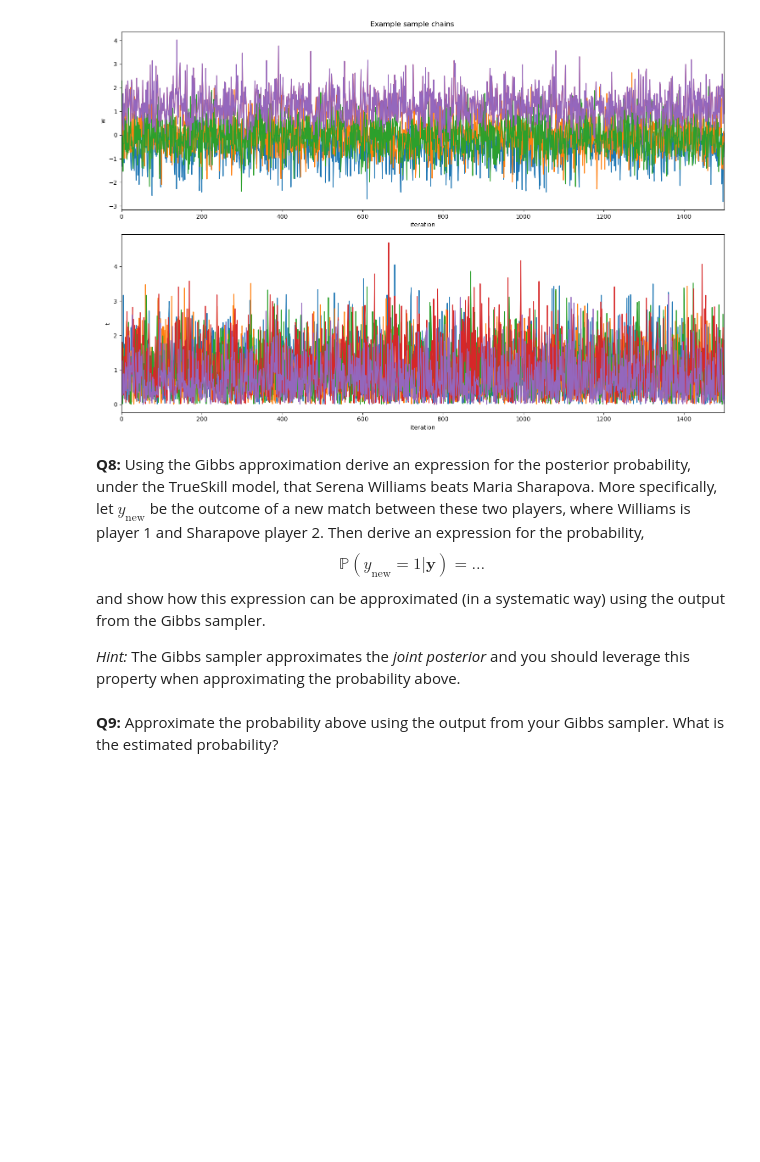
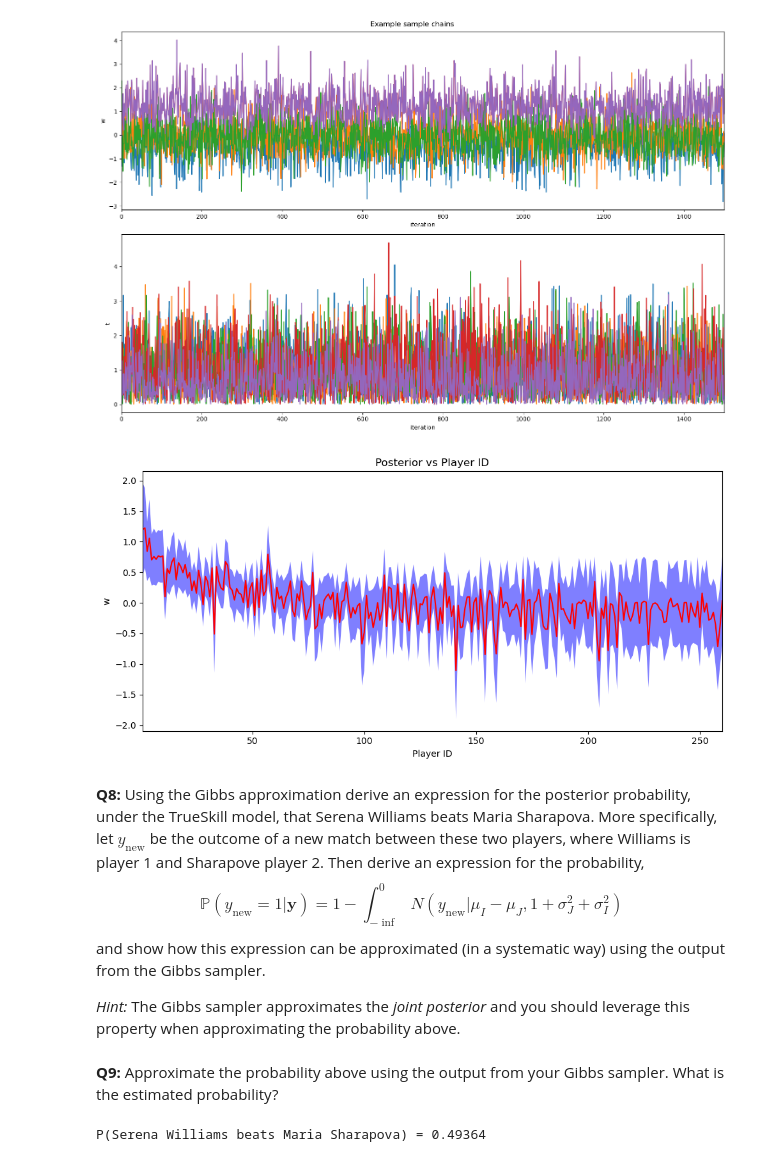
Before and after one commit to Arty-Facts/wasp_graphical_models_bayesian_learning_and_statistical_relational_learning_2023, a Jupyter notebook: project/module2/hand_in_ranking.ipynb, the cells around one changed output. Drawn from its saved outputs; the diff is of its cells as text; code cells hidden in the pictures; blank space fills up the shorter version.

```diff
--- a/project/module2/hand_in_ranking.ipynb
+++ b/project/module2/hand_in_ranking.ipynb
@@ -531,26 +552,28 @@ fig.tight_layout()
 # %% [output]
 [figure]
 # %%
-burn_in = ... # Set the burn-in based on the traces above
+burn_in = 100 # Set the burn-in based on the traces above
 
 # Compute posterior mean and standard deviation for player skills
-w_post_mean = ...
-w_post_std = ...
+w_post_mean = np.mean(w_trace[100:], axis=0)
+w_post_std = np.std(w_trace[100:], axis=0)
 
 # Plot the posterior player skills vs ID
 fig, ax = plt.subplots(nrows=1, ncols=1, figsize=(10,5))
 player_index = np.arange(M) +1
 ax.fill_between(player_index, w_post_mean - w_post_std, w_post_mean + w_post_std, facecolor="blue", alpha=0.5)
 ax.plot(player_index, w_post_mean, c="red")
 ax.set_xlabel("Player ID")
 ax.set_xlim(1, M)
 ax.set_ylabel("w")
 ax.set_title("Posterior vs Player ID")
 fig.tight_layout()
+# %% [output]
+[figure, added]
 # %% [markdown]
 **Q8:** Using the Gibbs approximation derive an expression for the posterior probability, under the TrueSkill model, that Serena Williams beats Maria Sharapova. More specifically, let $y_\text{new}$ be the outcome of a new match between these two players, where Williams is player 1 and Sharapove player 2. Then derive an expression for the probability,
 $$
- \mathbb{P}(y_\text{new} = 1 | \mathbf{y}) = \dots
+ \mathbb{P}(y_\text{new} = 1 | \mathbf{y}) = 1 - \int_{-\inf}^{0} N(y_\text{new} | \mu_{I} - \mu_{J}, 1+\sigma_{J}^2+\sigma_{I}^2)
 $$
 and show how this expression can be approximated (in a systematic way) using the output from the Gibbs sampler.
 
@@ -560,13 +583,15 @@ _Hint:_ The Gibbs sampler approximates the _joint posterior_ and you should leve
 # %%
 id_i = 0 # ID of Williams (in Python indexing)
 id_j = 1 # ID of Sharapova (in Python indexing)
-new_mu = q_w_mu[id_i] - q_w_mu[id_j]
-new_sigma2 = q_w_sigma2[id_i] + q_w_sigma2[id_j] + GAME_VARIANCE
+new_mu = w_post_mean[id_i] - w_post_mean[id_j]
+new_sigma2 = w_post_std[id_i] + w_post_std[id_j] + GAME_VARIANCE
 p_game = 1 - norm.cdf(0, loc=new_mu, scale=np.sqrt(new_sigma2))
 name_i = players_df.iloc[id_i]["name"]
 name_j = players_df.iloc[id_j]["name"]
 
 print(f"P({name_i} beats {name_j}) = {p_game:.5}")
+# %% [output]
+P(Serena Williams beats Maria Sharapova) = 0.49364
 # %%
 x_axis = np.arange(-5, 5, 0.01)
 fig , ax = plt.subplots()
```
Also changed, not shown: parts of 5 cells of this notebook.
